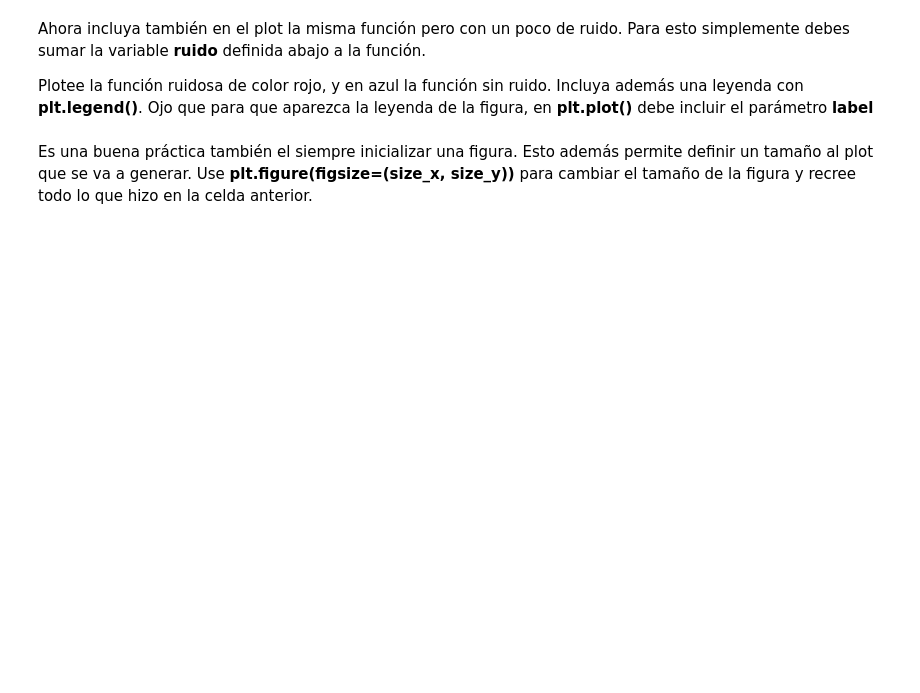
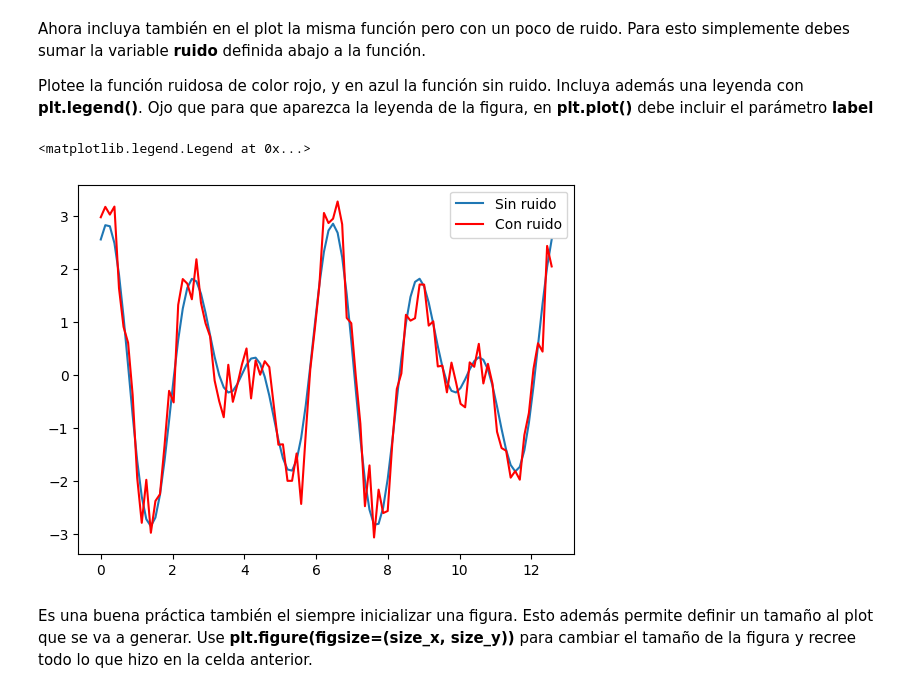
Before and after one commit to azavalac/Tarea-1-Zavala-, a Jupyter notebook: Tarea_1.ipynb, the cells around one changed output. Cells and saved outputs as stored; diff of their text form; code cells hidden in the pictures; blank space fills up the shorter version.

```diff
--- a/Tarea_1.ipynb
+++ b/Tarea_1.ipynb
@@ -298,10 +305,17 @@ Plotee la función ruidosa de color rojo, y en azul la función sin ruido. Inclu
 # %%
 np.random.seed(19680801) # por ahora ignorar esto
 ruido = 0.4*np.random.randn(len(x_values))
 
 # Línea para plotear función sin ruido
-
+plt.plot(x_values, f(x_values), label='Sin ruido')
 
 # Línea para plotear función con ruido
+plt.plot(x_values, f(x_values) + ruido, color='red', label='Con ruido')
+
+# Agregue la leyenda
+plt.legend()
+# %% [output]
+<matplotlib.legend.Legend at 0x...>
+[figure, added]
 # %% [markdown]
 Es una buena práctica también el siempre inicializar una figura. Esto además permite definir un tamaño al plot que se va a generar. Use **plt.figure(figsize=(size_x, size_y))** para cambiar el tamaño de la figura y recree todo lo que hizo en la celda anterior.
```
Also changed, not shown: parts of 6 cells of this notebook.
